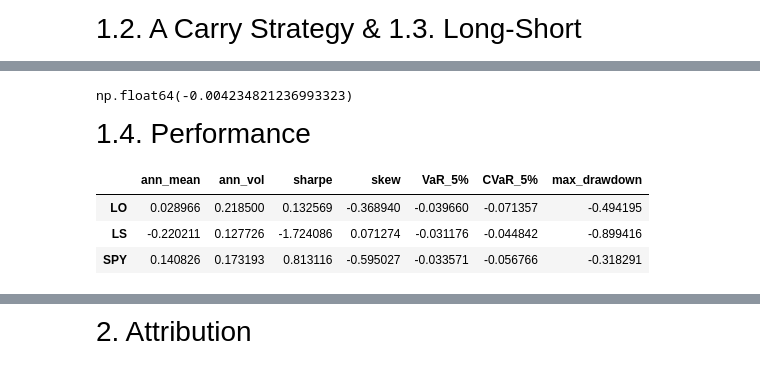
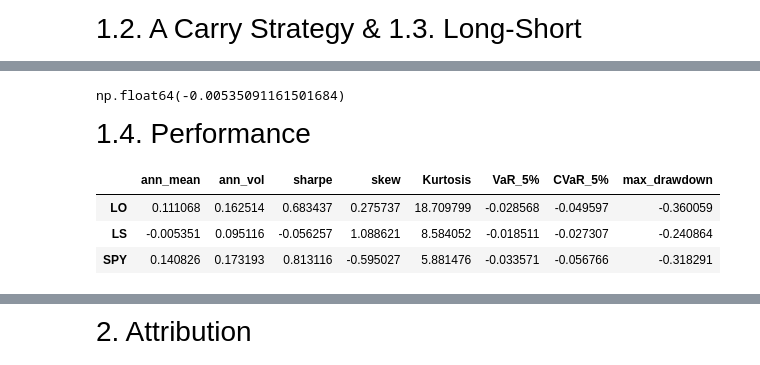
Before and after one commit to zaranip/prm-group-c, a Jupyter notebook: Assignment8/EX8_1.ipynb, the cells around one changed output, grey strips where cells are left out. Drawn from its saved outputs; the diff is of its cells as text; code cells hidden in the pictures.

```diff
--- a/Assignment8/EX8_1.ipynb
+++ b/Assignment8/EX8_1.ipynb
@@ -32,7 +32,5 @@ ret_sector = px_sector.pct_change()
 ret_add = px_add.pct_change()
 
 spy_ret = ret_add["SPY"]  # market
-
-
-print(dy_spx.loc["2015-07-24", :].nlargest(71))
+spy_ret = spy_ret.rename("SPY")
 # %% [output]
@@ -187,15 +185,19 @@ def top_20pct_dy_index(row: pd.Series, top_frac: float = 0.2):
 top_idx_per_date = dy_spx.apply(lambda row: top_20pct_dy_index(row, top_frac=0.2),axis=1)
 
 prices_top20 = {}
+weight =0.01
+
+ret_fwd = ret_spx.shift(-1)
 
 
 for date, tickers in top_idx_per_date.items():
-    k=len(tickers)
-    prices_top20[date] = ret_spx.loc[date, tickers]
+    prices_top20[date] = ret_fwd.loc[date, tickers]
 
-prices_top20_df = pd.DataFrame.from_dict(prices_top20, orient="index")
+prices_top20_df = pd.DataFrame.from_dict(prices_top20, orient="index")* weight
 prices_top20_df.index.name = "date"
 
-row_means_top = prices_top20_df.mean(axis=1, skipna=True)
-row_means_top.mean(skipna=True)
+row_means_top = prices_top20_df.sum(axis=1, skipna=True)
+
+row_means_top.mean(skipna=True)*52
+row_means_top
 # %% [output]
@@ -203,43 +217,44 @@ np.float64(0.0005570425510055037)
 # %%
-
 def bottom_20pct_dy_index(row: pd.Series, bottom_frac: float = 0.2):
     row = row.dropna()
     n = len(row)
-    num =int(np.floor(bottom_frac * n))
-    k_top = max(1,num)
+    num = int(np.floor(bottom_frac * n))
+    k_top = max(1, num)
     bottom_vals = row.nsmallest(k_top)
-
     return bottom_vals.index
 
-bottom_idx_per_date = dy_spx.apply(lambda row: bottom_20pct_dy_index(row, bottom_frac=0.2),axis=1)
 
+bottom_idx_per_date = dy_spx.apply(
+    lambda row: bottom_20pct_dy_index(row, bottom_frac=0.2),
+    axis=1
+)
 
 prices_bottom20 = {}
-
+weight =0.01
+ret_fwd = ret_spx.shift(-1)
 
 for date, tickers in bottom_idx_per_date.items():
-    k=len(tickers)
+    prices_bottom20[date] = ret_fwd.loc[date, tickers]
 
-    prices_bottom20[date] = ret_spx.loc[date, tickers]
-
-prices_bottom20_df = pd.DataFrame.from_dict(prices_bottom20, orient="index")
+prices_bottom20_df = pd.DataFrame.from_dict(prices_bottom20, orient="index") * weight
 prices_bottom20_df.index.name = "date"
 
-row_means_bottom = prices_bottom20_df.mean(axis=1, skipna=True)
+row_means_bottom = prices_bottom20_df.sum(axis=1, skipna=True)
 
-ls_strat=row_means_top-row_means_bottom
-ls_strat.mean(skipna=True)
+ls_strat = row_means_top - row_means_bottom
+ls_strat = ls_strat.dropna()
+ls_mean_ann = ls_strat.mean() * 52
+
+ls_mean_ann
 # %% [output]
-np.float64(-0.004234821236993323)
+np.float64(-0.00535091161501684)
 # %% [markdown]
 
 <p style="font-size:28px;">1.4. Performance </p>
 # %%
 
 def portfolio_stats(ret: pd.Series,periods_per_year: int = 52) -> Dict[str, float]:
-    """
-    Compute annualized mean, vol, Sharpe, skew, VaR(5%), CVaR(5%), max drawdown.
-    """
+
     ret = ret.dropna()
 
     mu_ann = ret.mean() * periods_per_year
@@ -247,46 +262,48 @@ def portfolio_stats(ret: pd.Series,periods_per_year: int = 52) -> Dict[str, floa
     sharpe = mu_ann / vol_ann
 
     skew = ret.skew()
-    var_5 = ret.quantile(0.05)
-    cvar_5 = ret[ret <= var_5].mean()
+    kurt=ret.kurtosis()
+    sorted_ret=ret.sort_values()
+    var_5 = sorted_ret.quantile(0.05)
+    cvar_5 = sorted_ret[sorted_ret <= var_5].mean()
 
     value = (1 + ret).cumprod()
     peak = value.cummax()
     dd = (value / peak) - 1.0
     max_dd = dd.min()
 
     return {
         "ann_mean": mu_ann,
         "ann_vol": vol_ann,
         "sharpe": sharpe,
         "skew": skew,
+        "Kurtosis":kurt,
         "VaR_5%": var_5,
         "CVaR_5%": cvar_5,
         "max_drawdown": max_dd,
     }
 
 
-lo_ret = row_means_top          # long-only top 20% portfolio
-ls_ret = ls_strat               # long–short (top – bottom)
+lo_ret = row_means_top
+ls_ret = ls_strat
 
-spy_ret_aligned = spy_ret.loc[lo_ret.index]  # align with LO for comparison
 
 lo_stats = portfolio_stats(lo_ret)
 ls_stats = portfolio_stats(ls_ret)
-spy_stats = portfolio_stats(spy_ret_aligned)
+spy_stats = portfolio_stats(spy_ret)
 
 
 stats_df = pd.DataFrame(
     {
         "LO": lo_stats,
         "LS": ls_stats,
         "SPY": spy_stats,
     }
-).T  # strategies as rows
+).T
 
 stats_df
 # %% [output]
-|  | ann_mean | ann_vol | sharpe | skew | VaR_5% | CVaR_5% | max_drawdown |
-| LO | 0.028966 | 0.218500 | 0.132569 | -0.368940 | -0.039660 | -0.071357 | -0.494195 |
-| LS | -0.220211 | 0.127726 | -1.724086 | 0.071274 | -0.031176 | -0.044842 | -0.899416 |
-| SPY | 0.140826 | 0.173193 | 0.813116 | -0.595027 | -0.033571 | -0.056766 | -0.318291 |
+|  | ann_mean | ann_vol | sharpe | skew | Kurtosis | VaR_5% | CVaR_5% | max_drawdown |
+| LO | 0.111068 | 0.162514 | 0.683437 | 0.275737 | 18.709799 | -0.028568 | -0.049597 | -0.360059 |
+| LS | -0.005351 | 0.095116 | -0.056257 | 1.088621 | 8.584052 | -0.018511 | -0.027307 | -0.240864 |
+| SPY | 0.140826 | 0.173193 | 0.813116 | -0.595027 | 5.881476 | -0.033571 | -0.056766 | -0.318291 |
```
Also changed, not shown: parts of 15 cells of this notebook, 1 other file.
